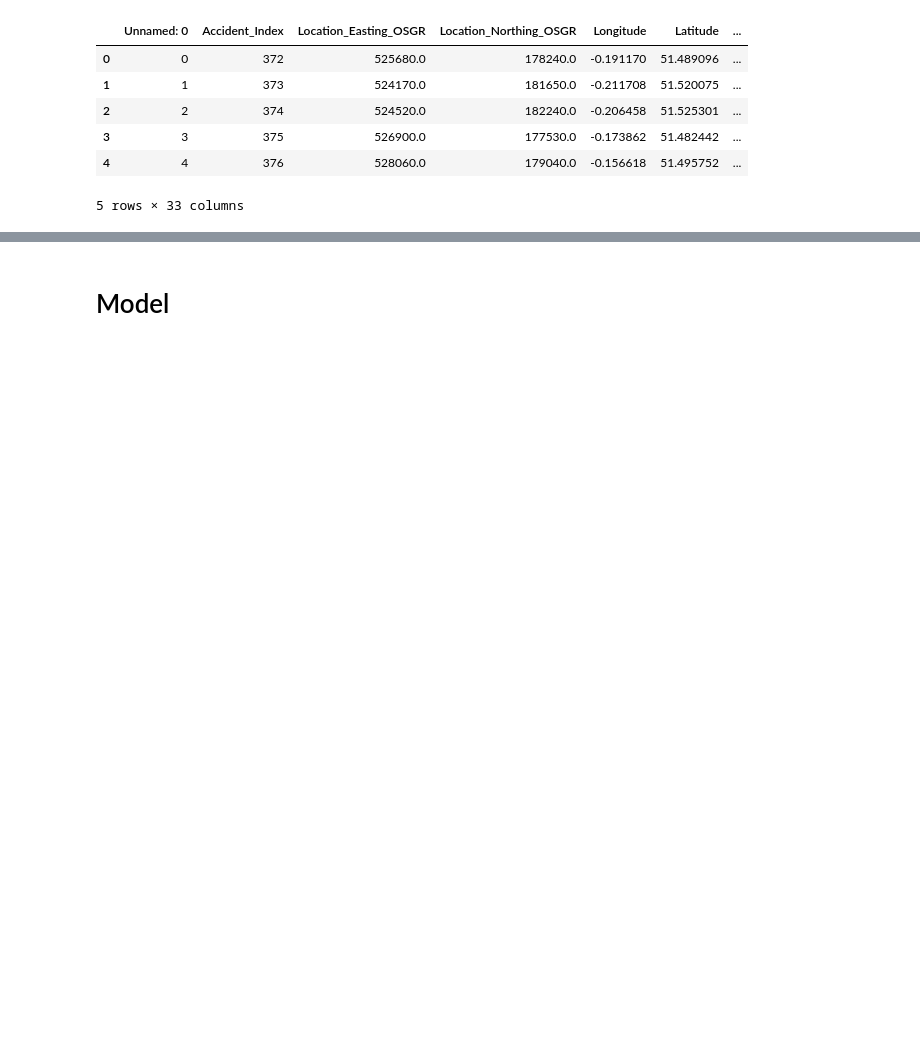
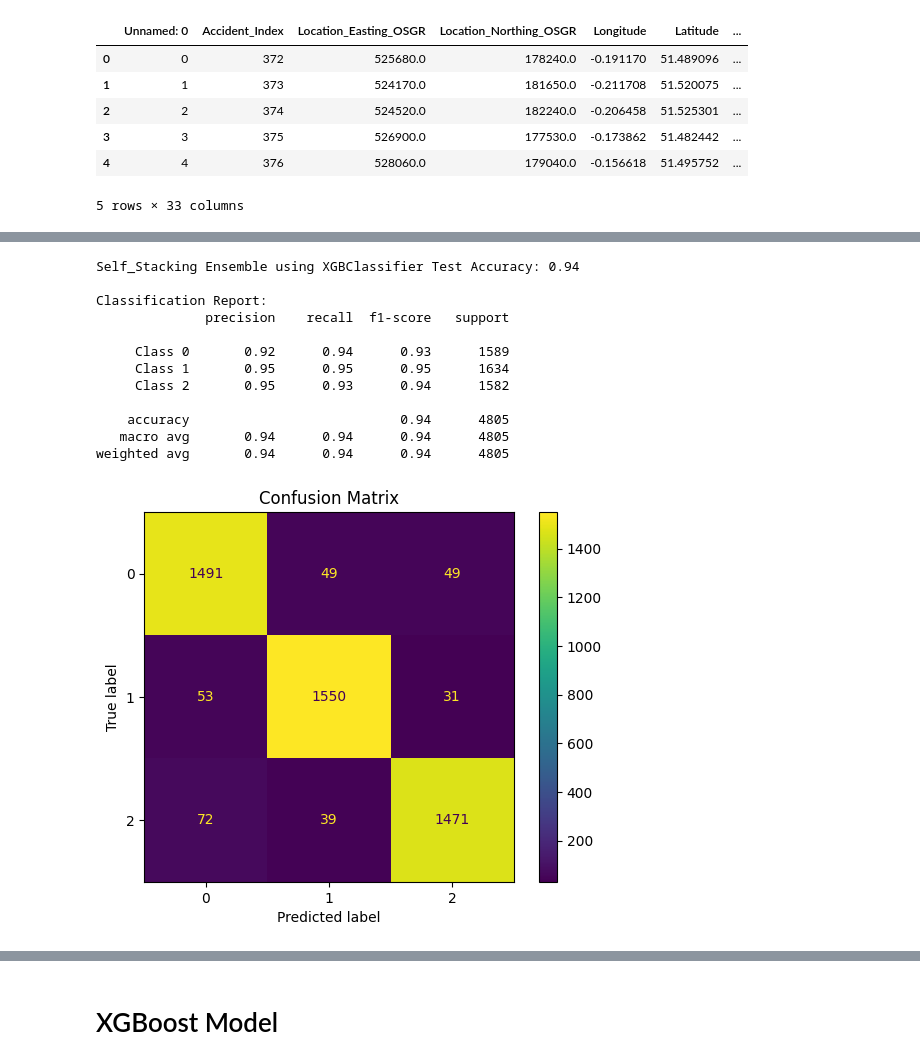
Before and after one commit to Shamamollick/C-.net, a Jupyter notebook: uk-recover-test.ipynb, the cells around one changed output, grey strips where cells are left out. Drawn from its saved outputs; the diff is of its cells as text; code cells hidden in the pictures; blank space fills up the shorter version.

```diff
--- a/uk-recover-test.ipynb
+++ b/uk-recover-test.ipynb
@@ -255,0 +342,58 @@ X_train, X_test, y_train, y_test = train_test_split(
+# %%
+from sklearn.metrics import classification_report
+
+# Step 7: Evaluate the stacked model
+accuracy = accuracy_score(y_test.argmax(axis=1), final_predictions)
+print(f"Self_Stacking Ensemble using XGBClassifier Test Accuracy: {accuracy:.2f}")
+
+# Classification Report
+print("\nClassification Report:")
+report = classification_report(y_test.argmax(axis=1), final_predictions, target_names=[f"Class {i}" for i in range(y_test.shape[1])])
+print(report)
+
+# Confusion Matrix
+cm = confusion_matrix(y_test.argmax(axis=1), final_predictions)
+disp = ConfusionMatrixDisplay(confusion_matrix=cm)
+disp.plot(cmap='viridis')
+plt.title("Confusion Matrix")
+plt.show()
+
+# Multi-Class ROC Curve
+fpr = dict()
+tpr = dict()
+roc_auc = dict()
+n_classes = y_test.shape[1]
+for i in range(n_classes):
+    fpr[i], tpr[i], _ = roc_curve(y_test[:, i], final_proba[:, i])
+    roc_auc[i] = auc(fpr[i], tpr[i])
+
+# Plot ROC curve for each class
+colors = cycle(['blue', 'red', 'green'])
+plt.figure(figsize=(10, 7))
+for i, color in zip(range(n_classes), colors):
+    plt.plot(fpr[i], tpr[i], color=color, lw=2,
+             label=f"ROC curve for class {i} (area = {roc_auc[i]:.2f})")
+
+# Plot diagonal line for random guessing
+plt.plot([0, 1], [0, 1], 'k--', lw=2)
+plt.xlim([0.0, 1.0])
+plt.ylim([0.0, 1.05])
+plt.xlabel("False Positive Rate")
+plt.ylabel("True Positive Rate")
+plt.title("Multi-Class ROC Curve")
+plt.legend(loc="lower right")
+plt.show()
+# %% [output]
+Self_Stacking Ensemble using XGBClassifier Test Accuracy: 0.94
+
+Classification Report:
+              precision    recall  f1-score   support
+
+     Class 0       0.92      0.94      0.93      1589
+     Class 1       0.95      0.95      0.95      1634
+     Class 2       0.95      0.93      0.94      1582
+
+    accuracy                           0.94      4805
+   macro avg       0.94      0.94      0.94      4805
+weighted avg       0.94      0.94      0.94      4805
+[figure, added]
@@ -256,2 +401,2 @@ X_train, X_test, y_train, y_test = train_test_split(
 # %% [markdown]
-# Model
+# XGBoost Model
```
Also changed, not shown: parts of 20 cells of this notebook.
